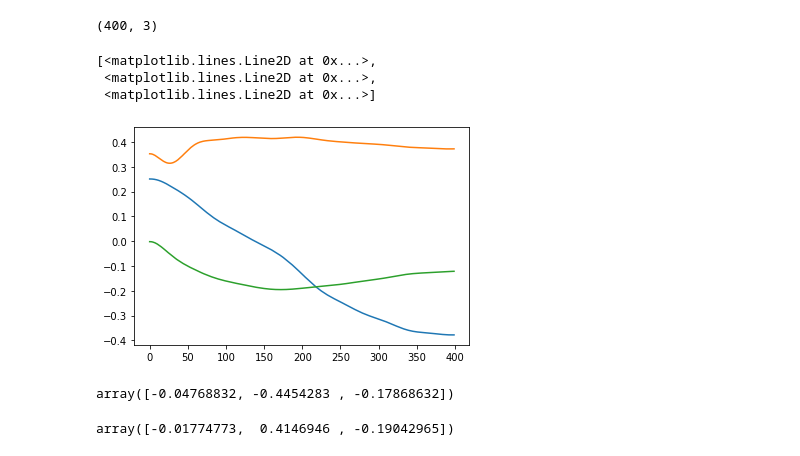
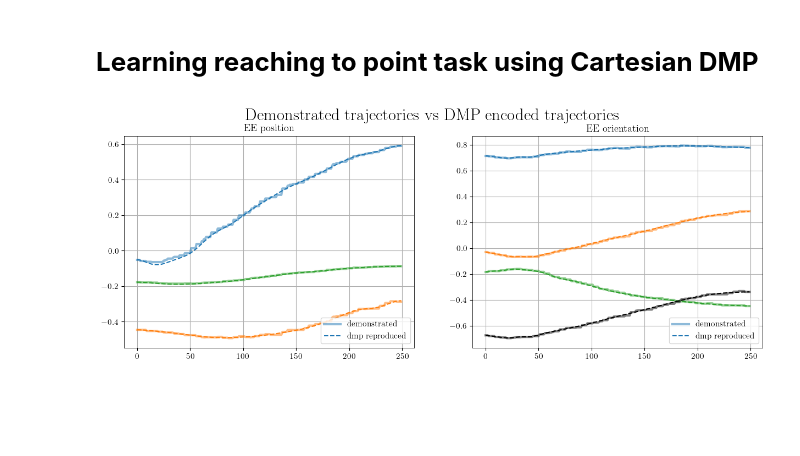
Before and after one commit to Savevska/dmpbbo, a Jupyter notebook: examples/catkin_ws/src/reaching_task_cart/plot_results.ipynb, the cells around one changed output. Drawn from its saved outputs; the diff is of its cells as text; code cells hidden in the pictures; blank space fills up the shorter version.

```diff
--- a/examples/catkin_ws/src/reaching_task_cart/plot_results.ipynb
+++ b/examples/catkin_ws/src/reaching_task_cart/plot_results.ipynb
@@ -11,0 +14,2 @@ from pytransform3d.rotations import quaternion_integrate, matrix_from_quaternion
+# %%
+dmp_0 = jc.loadjson("results_short_traj_3/dmp_rarm_initial.json")
@@ -11,0 +20,2 @@ from pytransform3d.rotations import quaternion_integrate, matrix_from_quaternion
+# %%
+dmp_T = jc.loadjson("results_short_traj_3/updates_rarm/update00149/eval_dmp.json")
@@ -12,3 +26,12 @@ from pytransform3d.rotations import quaternion_integrate, matrix_from_quaternion
+# %%
+plt.rcParams.update({"text.usetex": True,
+              "font.family": "serif",
+              "font.serif": ["Computer Modern Roman"],
+              "font.weight": "medium",
+              "font.style": "normal",
+              "font.size": 10.95,
+              "figure.figsize": [4.9, 3.5],
+              "axes.linewidth": 0.6})
 # %%
 def calculate_dist_to_cop(cost_vars):
     n_misc = 15
@@ -156,11 +293,12 @@ def plot_dmps(results_folder):
 # %%
-results_folder = "results_learning_wb_goal_covar_adapt_initial_traj/"
+# results_folder = "results_learning_wb_goal_covar_adapt_initial_traj/"
 # results_folder = "results_learning_wb_goal_covar_adapt_initial_traj_2/"
 # results_folder = "results_learning_wb_goal_covar_adapt_initial_traj_3_tau/"
 # results_folder = "results_learning_wb_goal_covar_adapt_initial_traj_4_tau_traj/"
 # results_folder = "results_learning_wb_goal_covar_adapt_initial_traj_5_dtw/"
 # results_folder = "results_learning_wb_goal_covar_adapt_initial_traj_6_dtw/"
 # results_folder = "results_learning_wb_goal_covar_adapt_initial_traj_7_dtw/"
-
-# plot_costs(results_folder)
+results_folder = "results_short_traj_2/"
+# plot_cop(results_folder)
 # plot_ee_traj(results_folder)
+plot_costs(results_folder)
@@ -180,23 +321,38 @@ dmp_l = jc.loadjson(results_folder + "/updates_larm/update00000/eval_dmp.json")
 ts_larm = dmp_l.ts_train
 xs, xds, forcing, fa_outputs, q_traj = dmp_l.analytical_solution()
 traj_sample_left = dmp_0.states_as_trajectory(ts_larm, xs, xds)
-# %%
-traj_sample.ys.shape
-# %% [output]
-(400, 3)
-# %%
-# plt.plot(traj_sample.ys)
-plt.plot(traj_sample_left.ys)
-# %% [output]
-[<matplotlib.lines.Line2D at 0x...>,
- <matplotlib.lines.Line2D at 0x...>,
- <matplotlib.lines.Line2D at 0x...>]
-[figure, removed]
-# %%
-traj_sample.ys[149]
-# %% [output]
-array([-0.04768832, -0.4454283 , -0.17868632])
-# %%
-traj_sample_left.ys[149]
-# %% [output]
-array([-0.01774773,  0.4146946 , -0.19042965])
+# %% [markdown]
+# <b> Learning reaching to point task using Cartesian DMP </b>
+# %%
+# plot dmps as subplots (pos, vel, acc) for position
+tr = np.loadtxt("trajectories/trajectory_cart_rarm_short.txt")
+traj_rarm = Trajectory(ts=tr[:,0], ys=tr[:,1:])
+
+dmp = jc.loadjson("results_short_traj_3/dmp_rarm_initial.json")
+ts_rarm = dmp.ts_train
+xs, xds, forcing, fa_outputs, q_traj = dmp.analytical_solution()
+traj_dmp = dmp.states_as_trajectory(ts_rarm, xs, xds)
+
+colors = ["tab:blue", "tab:orange", "tab:green", "black", "tab:purple", "tab:gray"]
+fig, (ax1, ax2) = plt.subplots(1, 2, figsize=(15,5))
+for i in range(3):
+    ax1.plot(traj_rarm.ys[:,i], linestyle="-", linewidth=3, color=colors[i], alpha=0.5)
+    ax1.plot(traj_dmp.ys[:,i], linestyle="--", linewidth=1.5, color=colors[i])
+    ax1.set_title("EE position")
+
+for i in range(4):
+    ax2.plot(traj_rarm.ys[:,3+i], linestyle="-", linewidth=3, color=colors[i], alpha=0.5)
+    ax2.plot(q_traj[:,i], linestyle="--", linewidth=1.5, color=colors[i])
+
+    ax2.set_title("EE orientation")
+
+fig.suptitle("Demonstrated trajectories vs DMP encoded trajectories", weight="bold", fontsize=22)
+ax1.legend(["demonstrated", "dmp reproduced"], loc="lower right")
+ax2.legend(["demonstrated", "dmp reproduced"])
+ax1.grid()
+ax2.grid()
+plt.show()
+
+# plot orientation dmp as subplots (pos, vel) for orientation
+# %% [output]
+[figure, added]
```
Also changed, not shown: parts of 37 cells of this notebook, 50 other files.
